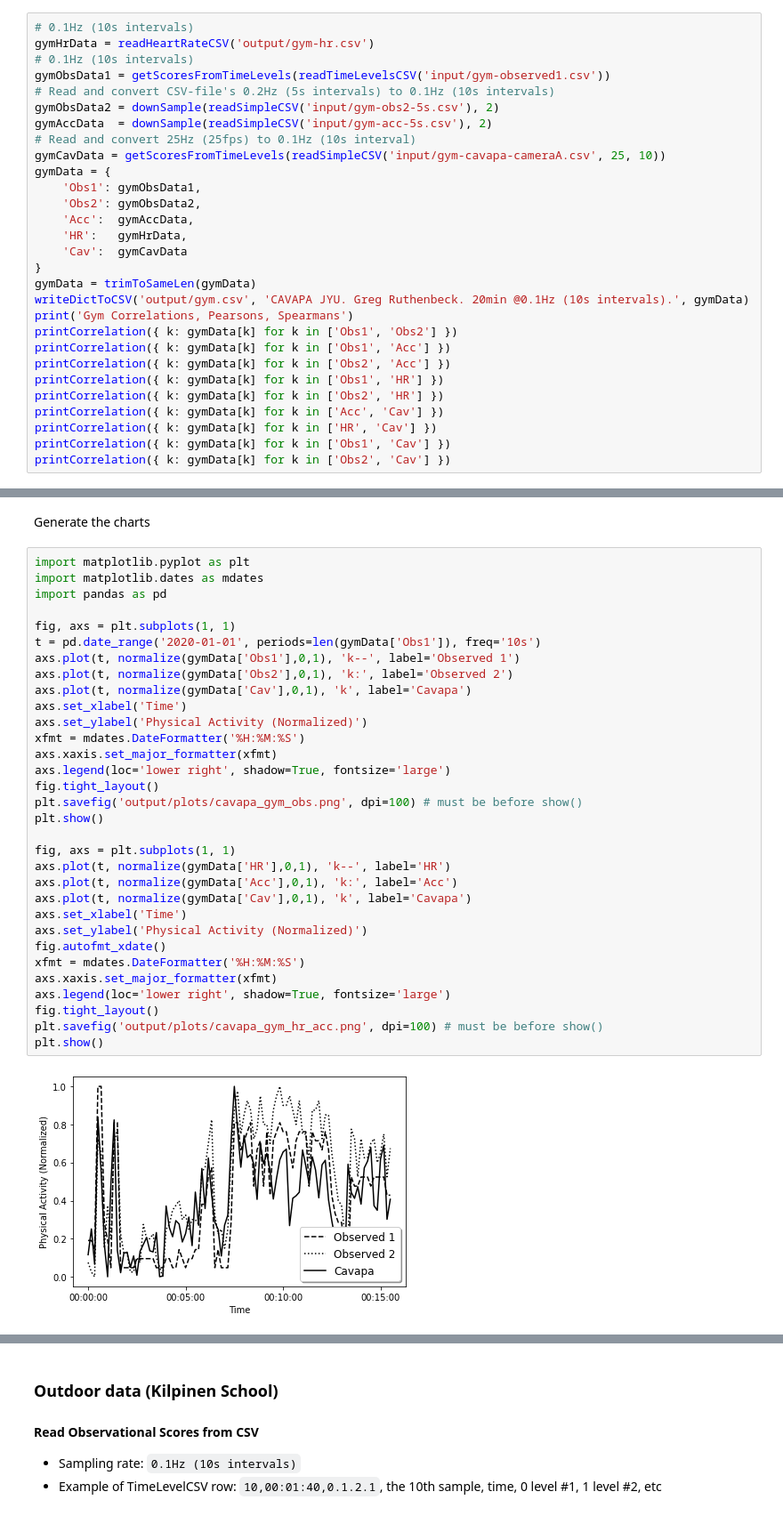
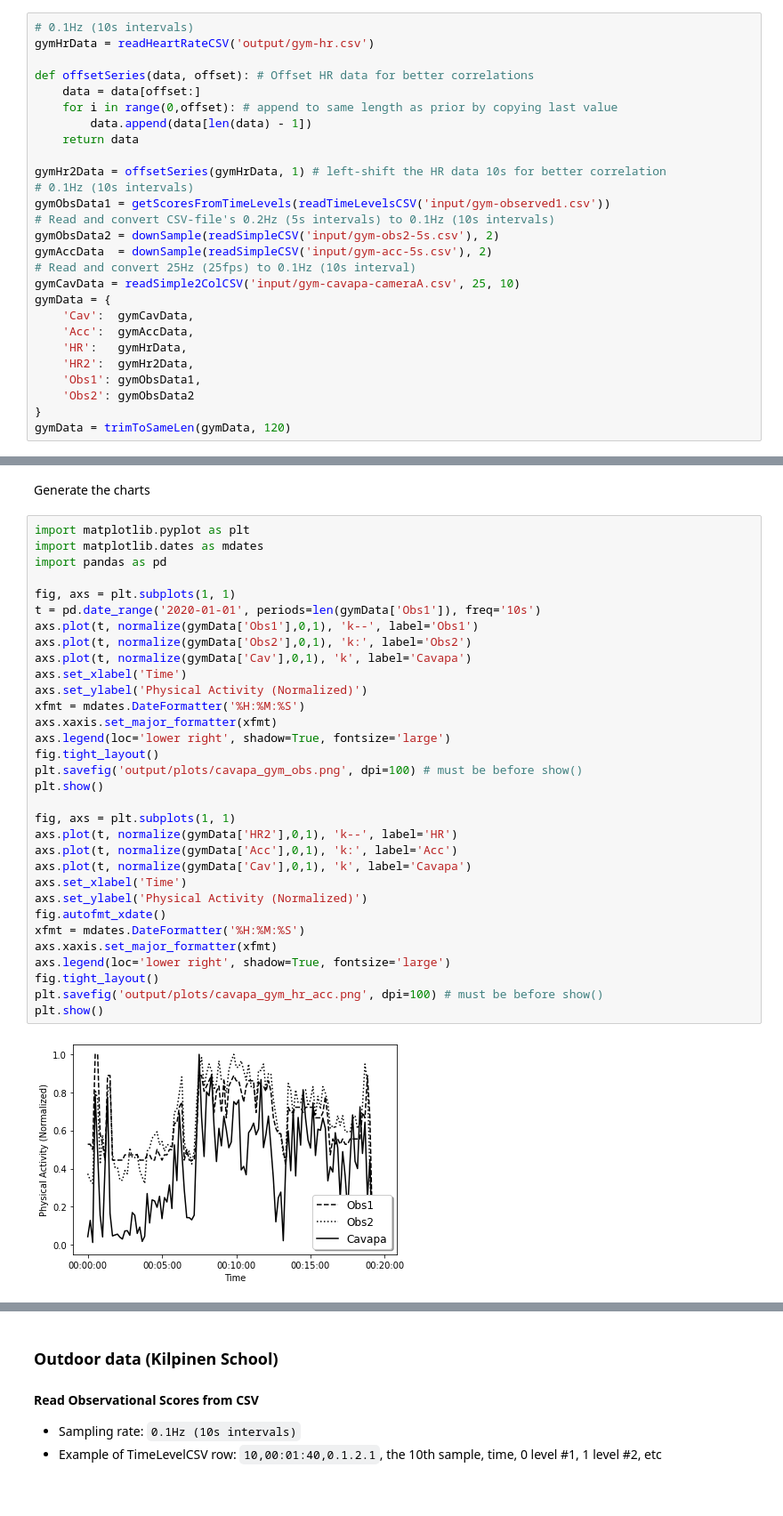
Before and after one commit to gregruthenbeck/cavapa-data, a Jupyter notebook: cavapa_data_jupyter_notebook.ipynb, the cells around one changed output, grey strips where cells are left out. Shown: that part at 89% size. Cells and saved outputs as stored; diff of their text form.

```diff
--- a/cavapa_data_jupyter_notebook.ipynb
+++ b/cavapa_data_jupyter_notebook.ipynb
@@ -36,31 +36,29 @@ writeDictToCSV('output/gym-hr.csv', 'CAVAPA JYU. Greg Ruthenbeck. 20min @0.1Hz (
 # %%
 # 0.1Hz (10s intervals)
 gymHrData = readHeartRateCSV('output/gym-hr.csv')
+
+def offsetSeries(data, offset): # Offset HR data for better correlations
+    data = data[offset:]
+    for i in range(0,offset): # append to same length as prior by copying last value
+        data.append(data[len(data) - 1])
+    return data
+
+gymHr2Data = offsetSeries(gymHrData, 1) # left-shift the HR data 10s for better correlation
 # 0.1Hz (10s intervals)
 gymObsData1 = getScoresFromTimeLevels(readTimeLevelsCSV('input/gym-observed1.csv'))
 # Read and convert CSV-file's 0.2Hz (5s intervals) to 0.1Hz (10s intervals)
 gymObsData2 = downSample(readSimpleCSV('input/gym-obs2-5s.csv'), 2)
 gymAccData  = downSample(readSimpleCSV('input/gym-acc-5s.csv'), 2)
 # Read and convert 25Hz (25fps) to 0.1Hz (10s interval)
-gymCavData = getScoresFromTimeLevels(readSimpleCSV('input/gym-cavapa-cameraA.csv', 25, 10))
+gymCavData = readSimple2ColCSV('input/gym-cavapa-cameraA.csv', 25, 10)
 gymData = {
-	'Obs1': gymObsData1,
-	'Obs2': gymObsData2,
+	'Cav': 	gymCavData,
 	'Acc': 	gymAccData,
 	'HR': 	gymHrData,
-	'Cav': 	gymCavData
+	'HR2': 	gymHr2Data,
+	'Obs1': gymObsData1,
+	'Obs2': gymObsData2
 }
-gymData = trimToSameLen(gymData)
-writeDictToCSV('output/gym.csv', 'CAVAPA JYU. Greg Ruthenbeck. 20min @0.1Hz (10s intervals).', gymData)
-print('Gym Correlations, Pearsons, Spearmans')
-printCorrelation({ k: gymData[k] for k in ['Obs1', 'Obs2'] })
-printCorrelation({ k: gymData[k] for k in ['Obs1', 'Acc'] })
-printCorrelation({ k: gymData[k] for k in ['Obs2', 'Acc'] })
-printCorrelation({ k: gymData[k] for k in ['Obs1', 'HR'] })
-printCorrelation({ k: gymData[k] for k in ['Obs2', 'HR'] })
-printCorrelation({ k: gymData[k] for k in ['Acc', 'Cav'] })
-printCorrelation({ k: gymData[k] for k in ['HR', 'Cav'] })
-printCorrelation({ k: gymData[k] for k in ['Obs1', 'Cav'] })
-printCorrelation({ k: gymData[k] for k in ['Obs2', 'Cav'] })
+gymData = trimToSameLen(gymData, 120)
 # %% [output]
 WARNING: Skipped 3 invalid cells in CSV fpath="output/gym-hr.csv"
@@ -79,34 +68,34 @@ Generate the charts
 # %%
 import matplotlib.pyplot as plt
 import matplotlib.dates as mdates
 import pandas as pd
 
 fig, axs = plt.subplots(1, 1)
 t = pd.date_range('2020-01-01', periods=len(gymData['Obs1']), freq='10s')
-axs.plot(t, normalize(gymData['Obs1'],0,1), 'k--', label='Observed 1')
-axs.plot(t, normalize(gymData['Obs2'],0,1), 'k:', label='Observed 2')
+axs.plot(t, normalize(gymData['Obs1'],0,1), 'k--', label='Obs1')
+axs.plot(t, normalize(gymData['Obs2'],0,1), 'k:', label='Obs2')
 axs.plot(t, normalize(gymData['Cav'],0,1), 'k', label='Cavapa')
 axs.set_xlabel('Time')
 axs.set_ylabel('Physical Activity (Normalized)')
 xfmt = mdates.DateFormatter('%H:%M:%S')
 axs.xaxis.set_major_formatter(xfmt)
 axs.legend(loc='lower right', shadow=True, fontsize='large')
 fig.tight_layout()
 plt.savefig('output/plots/cavapa_gym_obs.png', dpi=100) # must be before show()
 plt.show()
 
 fig, axs = plt.subplots(1, 1)
-axs.plot(t, normalize(gymData['HR'],0,1), 'k--', label='HR')
+axs.plot(t, normalize(gymData['HR2'],0,1), 'k--', label='HR')
 axs.plot(t, normalize(gymData['Acc'],0,1), 'k:', label='Acc')
 axs.plot(t, normalize(gymData['Cav'],0,1), 'k', label='Cavapa')
 axs.set_xlabel('Time')
 axs.set_ylabel('Physical Activity (Normalized)')
 fig.autofmt_xdate()
 xfmt = mdates.DateFormatter('%H:%M:%S')
 axs.xaxis.set_major_formatter(xfmt)
 axs.legend(loc='lower right', shadow=True, fontsize='large')
 fig.tight_layout()
 plt.savefig('output/plots/cavapa_gym_hr_acc.png', dpi=100) # must be before show()
 plt.show()
 # %% [output]
-[figure, old version]
+[figure, new version]
```
Also changed, not shown: parts of 7 cells of this notebook, 8 other files.
